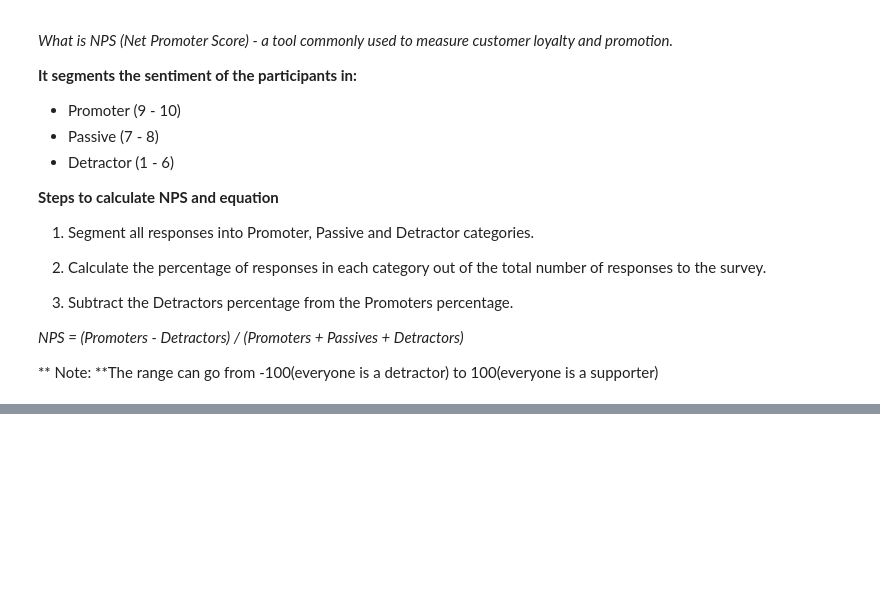
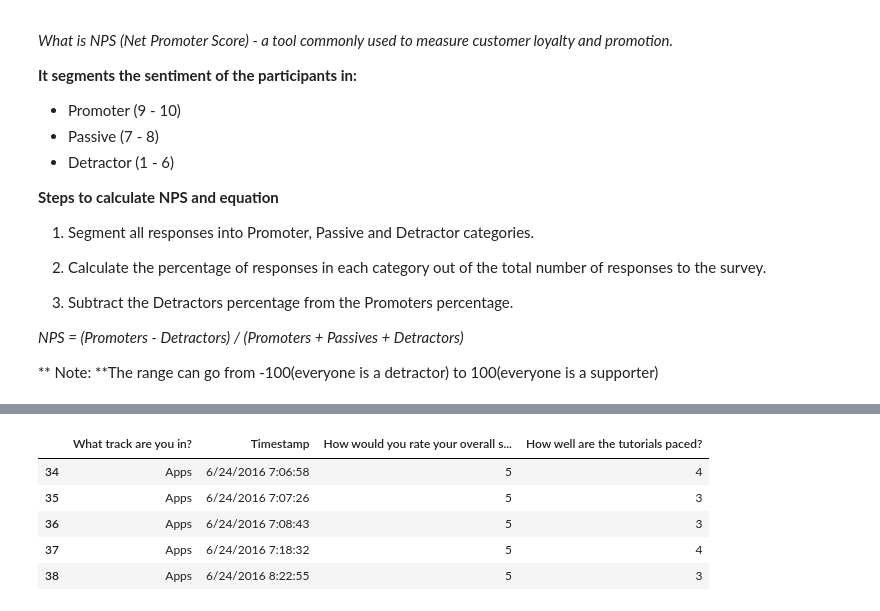
Before and after one commit to efitr/DS-1.1-Data-Analysis, a Jupyter notebook: Notebooks/Projects/MSProject1_Summer_Academy_NPS_Data.ipynb, the cells around one changed output, grey strips where cells are left out. Saved outputs shown, nothing was run; the diff lists cells and outputs as text; code cells hidden in the pictures; blank space fills up the shorter version.

```diff
--- a/Notebooks/Projects/MSProject1_Summer_Academy_NPS_Data.ipynb
+++ b/Notebooks/Projects/MSProject1_Summer_Academy_NPS_Data.ipynb
@@ -47,0 +121,13 @@ ParserError: Error tokenizing data. C error: Calling read(nbytes) on source fail
+# %%
+file2_NY_PATH = "../Datasets/SAFeedbackSurveys_FINAL/2016/Anon Week 1 Feedback - NY.csv"
+SA_2016_NY_W1 = pd.read_csv(file2_NY_PATH)
+# %%
+# SA_2016_NY_W1.head()
+SA_2016_NY_W1.tail()
+# %% [output]
+|  | What track are you in? | Timestamp | How would you rate your overall s... | How well are the tutorials paced? |
+| 34 | Apps | 6/24/2016 7:06:58 | 5 | 4 |
+| 35 | Apps | 6/24/2016 7:07:26 | 5 | 3 |
+| 36 | Apps | 6/24/2016 7:08:43 | 5 | 3 |
+| 37 | Apps | 6/24/2016 7:18:32 | 5 | 4 |
+| 38 | Apps | 6/24/2016 8:22:55 | 5 | 3 |
```
Also changed, not shown: parts of 134 cells of this notebook.
